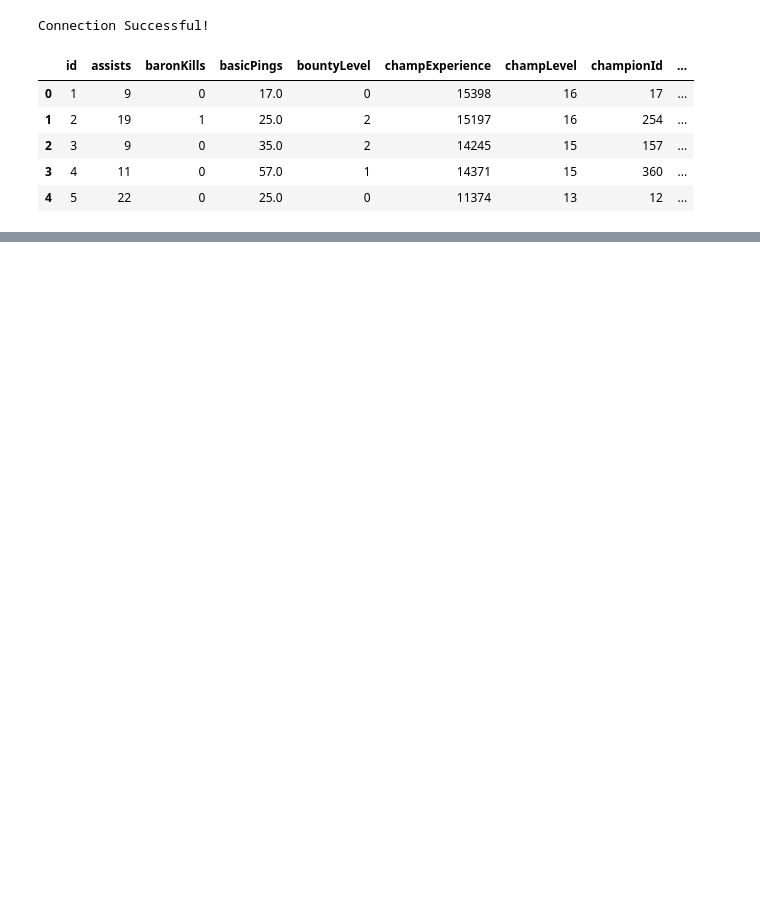
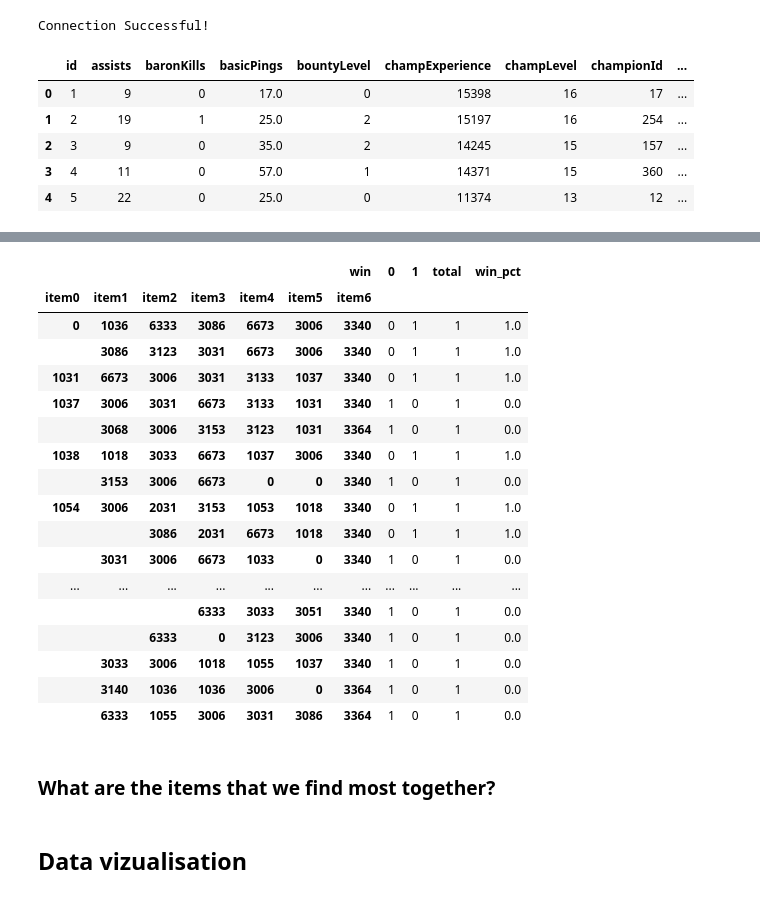
Before and after one commit to jnamor/lol_stats, a Jupyter notebook: notebook/Exploration de la donnée.ipynb, the cells around one changed output, grey strips where cells are left out. Saved outputs shown, nothing was run; the diff lists cells and outputs as text; code cells hidden in the pictures; blank space fills up the shorter version.

```diff
--- a/notebook/Exploration de la donnée.ipynb
+++ b/notebook/Exploration de la donnée.ipynb
@@ -62,0 +55,3 @@ dfParticipants[dfParticipants['championName'] == "Yone"][analyzeList]
+# %%
+dfInfos = query_table("SELECT * FROM match_informations")
+dfInfos.head()
@@ -62,0 +93,8 @@ dfParticipants[dfParticipants['championName'] == "Yone"][analyzeList]
+# %%
+gameList = [game for index, game in enumerate(dfInfos['gameId'])]
+# %%
+yonesGame = pd.DataFrame()
+for gameId in gameList:
+    games = dfParticipants[dfParticipants['gameId'] == gameId]
+    if any(games['championName'].isin(["Yone"])):
+        yonesGame = pd.concat([yonesGame, games])
@@ -62,0 +140,7 @@ dfParticipants[dfParticipants['championName'] == "Yone"][analyzeList]
+# %%
+yonesItem = pd.DataFrame()
+
+itemsColumns = ['item0', 'item1', 'item2', 'item3', 'item4', 'item5', 'item6', 'win']
+for gameId in gameList:
+    games = yonesGame[(yonesGame['gameId'] == gameId) & (yonesGame['championName'] == "Yone")][itemsColumns]
+    yonesItem = pd.concat([yonesItem, games])
@@ -62,0 +234,28 @@ dfParticipants[dfParticipants['championName'] == "Yone"][analyzeList]
+# %%
+yonesItemGrouped = yonesItem.groupby(itemsColumns).size().unstack(fill_value=0)
+yonesItemGrouped['total'] = yonesItemGrouped[0] + yonesItemGrouped[1]
+yonesItemGrouped['win_pct'] = yonesItemGrouped[1] / yonesItemGrouped['total']
+yonesItemGrouped
+# %% [output]
+|  |  |  |  |  |  | win | 0 | 1 | total | win_pct |
+| item0 | item1 | item2 | item3 | item4 | item5 | item6 |  |  |  |  |
+| 0 | 1036 | 6333 | 3086 | 6673 | 3006 | 3340 | 0 | 1 | 1 | 1.0 |
+|  | 3086 | 3123 | 3031 | 6673 | 3006 | 3340 | 0 | 1 | 1 | 1.0 |
+| 1031 | 6673 | 3006 | 3031 | 3133 | 1037 | 3340 | 0 | 1 | 1 | 1.0 |
+| 1037 | 3006 | 3031 | 6673 | 3133 | 1031 | 3340 | 1 | 0 | 1 | 0.0 |
+|  | 3068 | 3006 | 3153 | 3123 | 1031 | 3364 | 1 | 0 | 1 | 0.0 |
+| 1038 | 1018 | 3033 | 6673 | 1037 | 3006 | 3340 | 0 | 1 | 1 | 1.0 |
+|  | 3153 | 3006 | 6673 | 0 | 0 | 3340 | 1 | 0 | 1 | 0.0 |
+| 1054 | 3006 | 2031 | 3153 | 1053 | 1018 | 3340 | 0 | 1 | 1 | 1.0 |
+|  |  | 3086 | 2031 | 6673 | 1018 | 3340 | 0 | 1 | 1 | 1.0 |
+|  | 3031 | 3006 | 6673 | 1033 | 0 | 3340 | 1 | 0 | 1 | 0.0 |
+| ... | ... | ... | ... | ... | ... | ... | ... | ... | ... | ... |
+|  |  |  | 6333 | 3033 | 3051 | 3340 | 1 | 0 | 1 | 0.0 |
+|  |  | 6333 | 0 | 3123 | 3006 | 3340 | 1 | 0 | 1 | 0.0 |
+|  | 3033 | 3006 | 1018 | 1055 | 1037 | 3340 | 1 | 0 | 1 | 0.0 |
+|  | 3140 | 1036 | 1036 | 3006 | 0 | 3364 | 1 | 0 | 1 | 0.0 |
+|  | 6333 | 1055 | 3006 | 3031 | 3086 | 3364 | 1 | 0 | 1 | 0.0 |
+# %% [markdown]
+### What are the items that we find most together?
+# %% [markdown]
+## Data vizualisation
```
Also changed, not shown: parts of 29 cells of this notebook.
